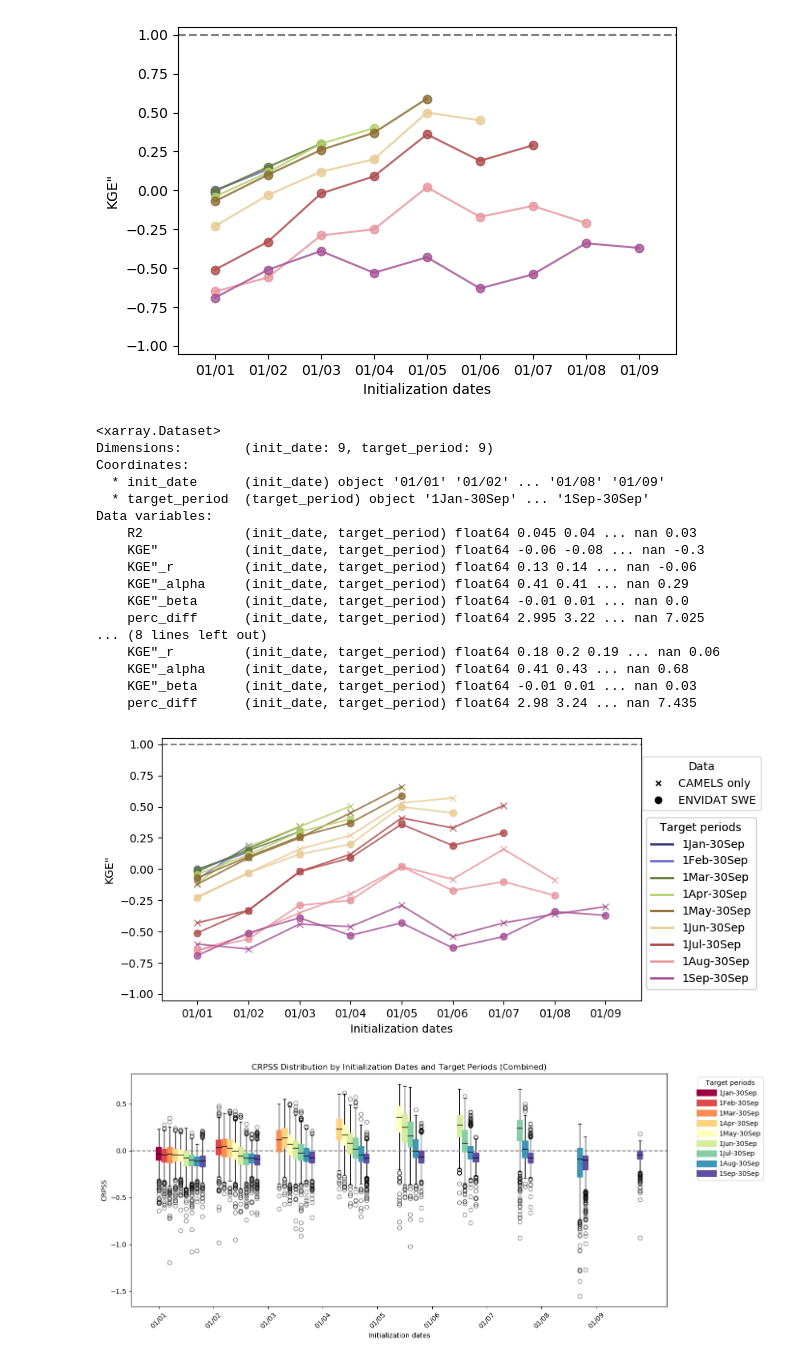
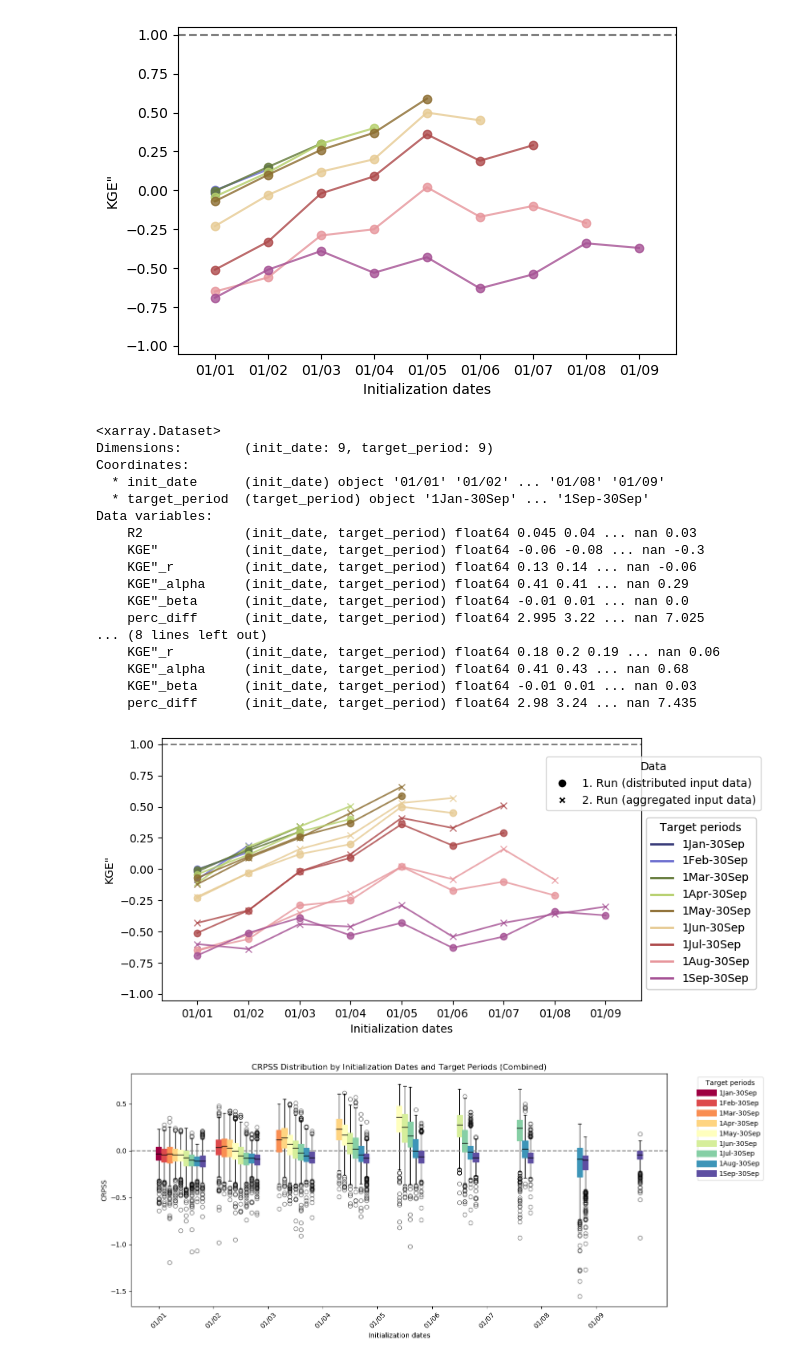
Before and after one commit to Laurin-98/FROSTBYTE_PREVAH, a Jupyter notebook: notebooks/Evaluations.ipynb, the cells around one changed output. Cells and saved outputs as stored; diff of their text form; code cells hidden in the pictures.

```diff
--- a/notebooks/Evaluations.ipynb
+++ b/notebooks/Evaluations.ipynb
@@ -541,10 +541,26 @@ for t in target_periods:
     toplot = KGE_median.sel(target_period=t)
     plt.plot(np.arange(len(toplot.init_date)), toplot.values, marker='o', color=rgba, alpha=.8, label=t)
 
+"""
+# Data sources legend
+custom_lines = [Line2D([0], [0], marker='X', color='w', markerfacecolor='black', markersize=7, label='2. Run (distributed input data)'),
+                Line2D([0], [0], marker='o', color='w', markerfacecolor='black', markersize=8, label='1. Run (aggregated input data)')]
 
-# Data sources legend
-custom_lines = [Line2D([0], [0], marker='X', color='w', markerfacecolor='black', markersize=7, label='CAMELS only'),
-                Line2D([0], [0], marker='o', color='w', markerfacecolor='black', markersize=8, label='ENVIDAT SWE')]
+
+# Target periods legend
+target_lines = [Line2D([0], [0], color=rgba, lw=2, label=str(t)) for t, rgba in zip(target_periods, rgbas[:len(target_periods)])]
+
+# Add legends to the plot with adjusted positions
+legend1 = plt.legend(handles=custom_lines, title='Data', loc='upper right', bbox_to_anchor=(1.26, 0.95))  # Move higher
+legend2 = plt.legend(handles=target_lines, title='Target periods', loc='center right', bbox_to_anchor=(1.25, 0.37))  # Move lower
+
+# Add legends to plot
+plt.gca().add_artist(legend1)
+plt.gca().add_artist(legend2)
+"""
+# Data sources legend (reversed order)
+custom_lines = [Line2D([0], [0], marker='o', color='w', markerfacecolor='black', markersize=8, label='1. Run (distributed input data)'),
+                Line2D([0], [0], marker='X', color='w', markerfacecolor='black', markersize=7, label='2. Run (aggregated input data)')]
 
 # Target periods legend
 target_lines = [Line2D([0], [0], color=rgba, lw=2, label=str(t)) for t, rgba in zip(target_periods, rgbas[:len(target_periods)])]
@@ -563,34 +579,34 @@ plt.xlim(-.7, len(init_dates) - .3)
 #plt.plot([-.7, len(init_dates) - .3], [-.41, -.41], color='grey', ls='--', zorder=1)
 #plt.annotate('lower benchmark', (len(init_dates) - 1.8, -.5), color='grey', fontsize=8)
 plt.plot([-.7, len(init_dates) - .3], [1, 1], color='grey', ls='--', zorder=1)
 #plt.annotate('perfect score', (len(init_dates) - 1.45, .9), color='grey', fontsize=8)
 plt.xticks(np.arange(0, len(init_dates)), init_dates)
 plt.xlabel('Initialization dates')
 plt.ylabel('KGE"')
 #plt.legend(title='Target periods', loc='center right', bbox_to_anchor=(1.25, .5))
 plt.tight_layout()
 
 # Display the plot
 plt.show()
 # %% [output]
 <xarray.Dataset>
 Dimensions:        (init_date: 9, target_period: 9)
 Coordinates:
   * init_date      (init_date) object '01/01' '01/02' ... '01/08' '01/09'
   * target_period  (target_period) object '1Jan-30Sep' ... '1Sep-30Sep'
 Data variables:
     R2             (init_date, target_period) float64 0.045 0.04 ... nan 0.03
     KGE"           (init_date, target_period) float64 -0.06 -0.08 ... nan -0.3
     KGE"_r         (init_date, target_period) float64 0.13 0.14 ... nan -0.06
     KGE"_alpha     (init_date, target_period) float64 0.41 0.41 ... nan 0.29
     KGE"_beta      (init_date, target_period) float64 -0.01 0.01 ... nan 0.0
     perc_diff      (init_date, target_period) float64 2.995 3.22 ... nan 7.025
 ... (8 lines left out)
     KGE"_r         (init_date, target_period) float64 0.18 0.2 0.19 ... nan 0.06
     KGE"_alpha     (init_date, target_period) float64 0.41 0.43 ... nan 0.68
     KGE"_beta      (init_date, target_period) float64 -0.01 0.01 ... nan 0.03
     perc_diff      (init_date, target_period) float64 2.98 3.24 ... nan 7.435
-[figure, old version]
+[figure, new version]
 # %%
 fig.savefig('../CH_data/CH_output_plots/evaluation/KGE_n_limited_comparison_median.png', dpi=300, bbox_inches='tight')
 # %%
```
Also changed, not shown: parts of 2 cells of this notebook, 2 other files.
